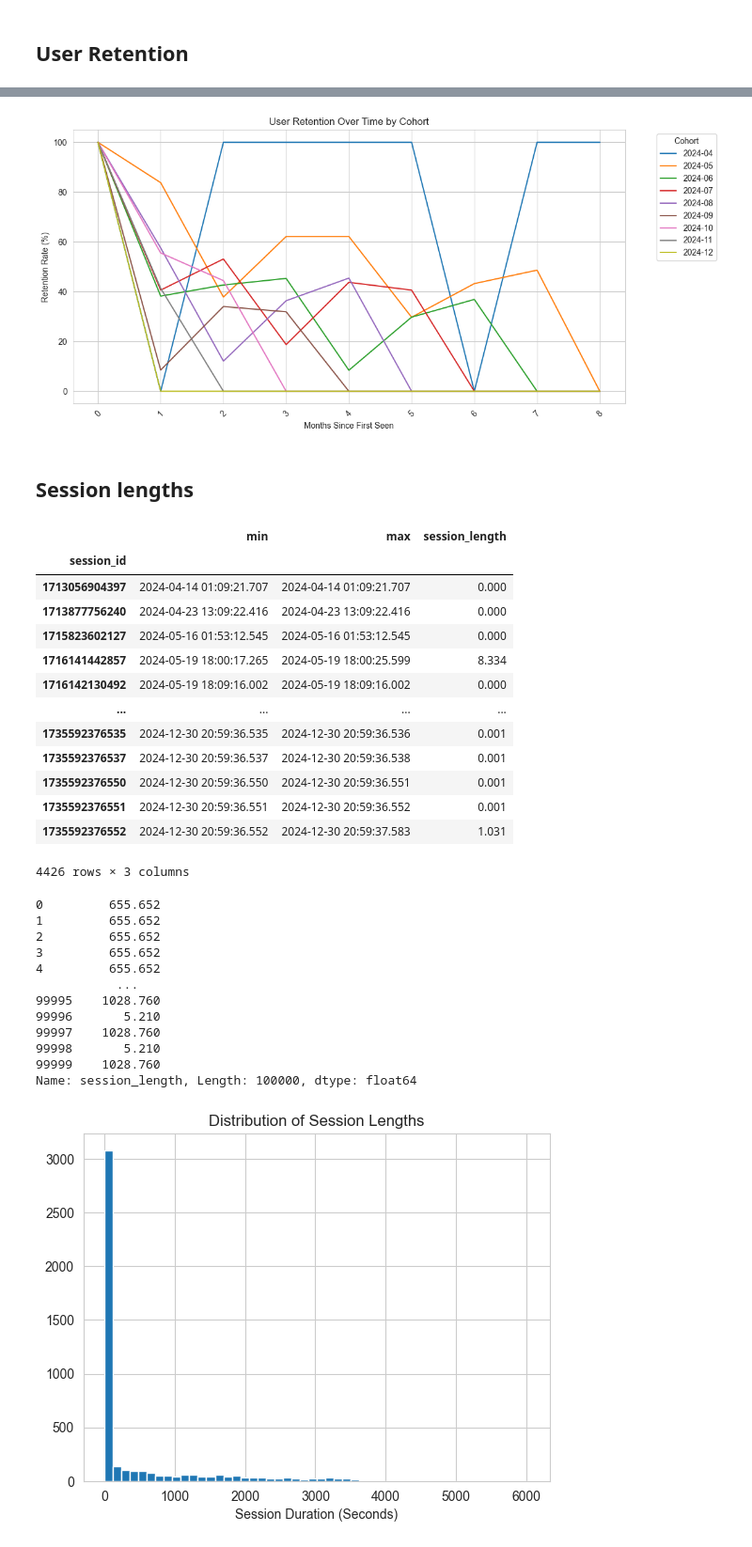
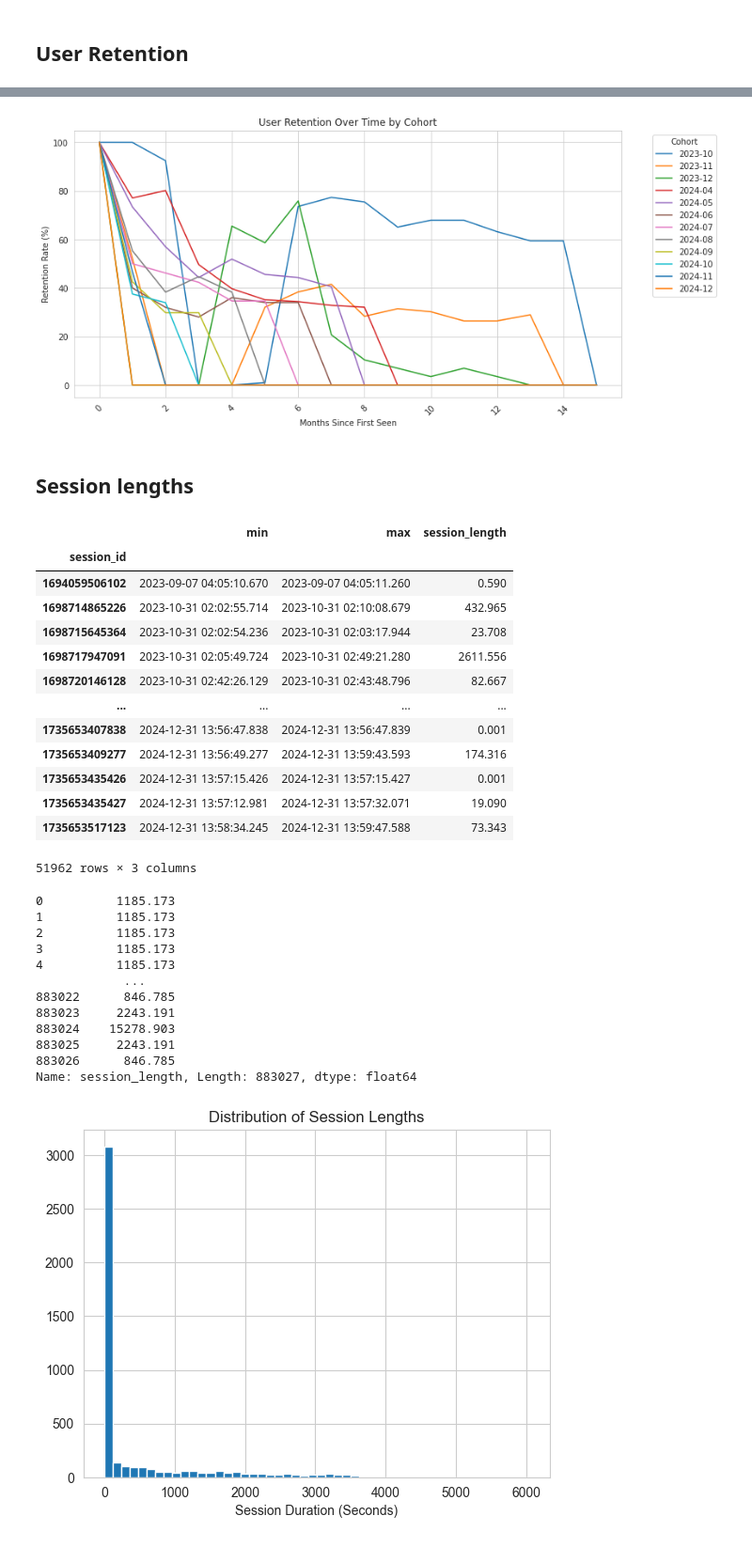
Before and after one commit to adeline-su/cxc2025, a Jupyter notebook: notebooks/julia_eda.ipynb, the cells around one changed output, grey strips where cells are left out. Shown at 94% size. Saved outputs shown, nothing was run; the diff lists cells and outputs as text; code cells hidden in the pictures.

```diff
--- a/notebooks/julia_eda.ipynb
+++ b/notebooks/julia_eda.ipynb
@@ -5,11 +5,16 @@
 # %%
 import pandas as pd
 import json
+import glob
 
-data_path = "../data/raw/1_csv/data_subchunk_100000_200000.csv"
+file_paths = glob.glob("../data/raw/1_csv/*csv")
+print(file_paths)
+# data_path = "../data/raw/1_csv/data_subchunk_100000_200000.csv"
 
 # Load data
-df = pd.read_csv(data_path)
+# df = pd.read_csv(data_path)
+
+df = pd.concat((pd.read_csv(file) for file in file_paths), ignore_index=True)
 
 df.info()
 # %% [output]
@@ -249,8 +255,8 @@ retention_rate = retention.div(cohort_sizes, axis=0) * 100  # Convert to percent
 plt.figure(figsize=(12, 6))
 sns.set_style("whitegrid")
 
-for cohort in retention_rate.index:
-    plt.plot(retention_rate.columns, retention_rate.loc[cohort], label=str(cohort))
+for cohort in retention_rate.loc[cohort_sizes[cohort_sizes >= 20].index].index: # filter out the cohort if it has less than 20 users
+    plt.plot(retention_rate.columns.to_numpy(), retention_rate.loc[cohort].to_numpy(), label=str(cohort))
 
 plt.xlabel("Weeks Since First Seen")
 plt.ylabel("Retention Rate (%)")
@@ -265,11 +269,12 @@ The graph is really spikey when plotted by week. The blur cohort also has period
 # %%
-df["months_since_first_seen"] = df["event_time"].dt.month - df["first_seen"].dt.month
-
+df["months_since_first_seen"] = ((df["event_time"].dt.year - df["first_seen"].dt.year) * 12 +
+                                   (df["event_time"].dt.month - df["first_seen"].dt.month))
+df["months_since_first_seen"]
 retention = df.groupby(["cohort", "months_since_first_seen"])["user_id"].nunique().unstack(fill_value=0)
 
 # Normalize by cohort size (convert to retention %)
 cohort_sizes = retention.iloc[:, 0]  # First column is cohort size at Day 0
-print(cohort_sizes)
+print("cohort sizes:", cohort_sizes)
 retention_rate = retention.div(cohort_sizes, axis=0) * 100  # Convert to percentage
 retention_rate
 # %% [output]
@@ -298,20 +311,20 @@ Freq: M, Name: 0.0, dtype: int64
 # %%
 
 # Plot Retention Chart
 plt.figure(figsize=(12, 6))
 sns.set_style("whitegrid")
 
-for cohort in retention_rate.index:
-    plt.plot(retention_rate.columns, retention_rate.loc[cohort], label=str(cohort))
+for cohort in retention_rate.loc[cohort_sizes[cohort_sizes >= 20].index].index: # filter out the cohort if it has less than 20 users
+    plt.plot(retention_rate.columns.to_numpy(), retention_rate.loc[cohort].to_numpy(), label=str(cohort))
 
 plt.xlabel("Months Since First Seen")
 plt.ylabel("Retention Rate (%)")
 plt.title("User Retention Over Time by Cohort")
 plt.legend(title="Cohort", bbox_to_anchor=(1.05, 1), loc="upper left")
 plt.xticks(rotation=45)
 plt.show()
 # %% [output]
-[figure, old version]
+[figure, new version]
 # %% [markdown]
 ## Session lengths
 # %%
@@ -322,34 +335,34 @@ sessions
 # %% [output]
 |  | min | max | session_length |
 | session_id |  |  |  |
-| 1713056904397 | 2024-04-14 01:09:21.707 | 2024-04-14 01:09:21.707 | 0.000 |
-| 1713877756240 | 2024-04-23 13:09:22.416 | 2024-04-23 13:09:22.416 | 0.000 |
-| 1715823602127 | 2024-05-16 01:53:12.545 | 2024-05-16 01:53:12.545 | 0.000 |
-| 1716141442857 | 2024-05-19 18:00:17.265 | 2024-05-19 18:00:25.599 | 8.334 |
-| 1716142130492 | 2024-05-19 18:09:16.002 | 2024-05-19 18:09:16.002 | 0.000 |
+| 1694059506102 | 2023-09-07 04:05:10.670 | 2023-09-07 04:05:11.260 | 0.590 |
+| 1698714865226 | 2023-10-31 02:02:55.714 | 2023-10-31 02:10:08.679 | 432.965 |
+| 1698715645364 | 2023-10-31 02:02:54.236 | 2023-10-31 02:03:17.944 | 23.708 |
+| 1698717947091 | 2023-10-31 02:05:49.724 | 2023-10-31 02:49:21.280 | 2611.556 |
+| 1698720146128 | 2023-10-31 02:42:26.129 | 2023-10-31 02:43:48.796 | 82.667 |
 | ... | ... | ... | ... |
-| 1735592376535 | 2024-12-30 20:59:36.535 | 2024-12-30 20:59:36.536 | 0.001 |
-| 1735592376537 | 2024-12-30 20:59:36.537 | 2024-12-30 20:59:36.538 | 0.001 |
-| 1735592376550 | 2024-12-30 20:59:36.550 | 2024-12-30 20:59:36.551 | 0.001 |
-| 1735592376551 | 2024-12-30 20:59:36.551 | 2024-12-30 20:59:36.552 | 0.001 |
-| 1735592376552 | 2024-12-30 20:59:36.552 | 2024-12-30 20:59:37.583 | 1.031 |
+| 1735653407838 | 2024-12-31 13:56:47.838 | 2024-12-31 13:56:47.839 | 0.001 |
+| 1735653409277 | 2024-12-31 13:56:49.277 | 2024-12-31 13:59:43.593 | 174.316 |
+| 1735653435426 | 2024-12-31 13:57:15.426 | 2024-12-31 13:57:15.427 | 0.001 |
+| 1735653435427 | 2024-12-31 13:57:12.981 | 2024-12-31 13:57:32.071 | 19.090 |
+| 1735653517123 | 2024-12-31 13:58:34.245 | 2024-12-31 13:59:47.588 | 73.343 |
-4426 rows × 3 columns
+51962 rows × 3 columns
 # %%
 df["session_length"] = df["session_id"].map(sessions["session_length"])
 df["session_length"]
 # %% [output]
-0         655.652
-1         655.652
-2         655.652
-3         655.652
-4         655.652
-           ...
-99995    1028.760
-99996       5.210
-99997    1028.760
-99998       5.210
-99999    1028.760
-Name: session_length, Length: 100000, dtype: float64
+0          1185.173
+1          1185.173
+2          1185.173
+3          1185.173
+4          1185.173
+            ...
+883022      846.785
+883023     2243.191
+883024    15278.903
+883025     2243.191
+883026      846.785
+Name: session_length, Length: 883027, dtype: float64
 # %%
 import matplotlib.pyplot as plt
 
```
Also changed, not shown: parts of 22 cells of this notebook.
